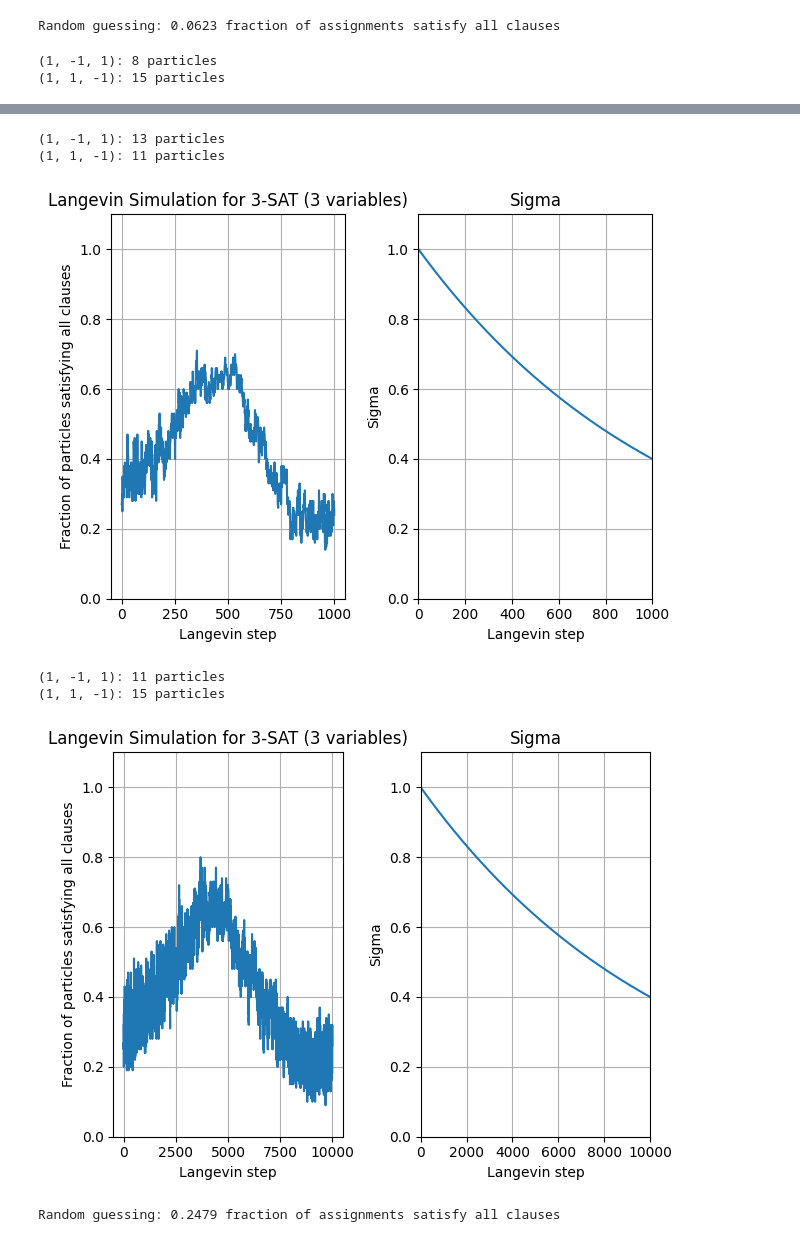
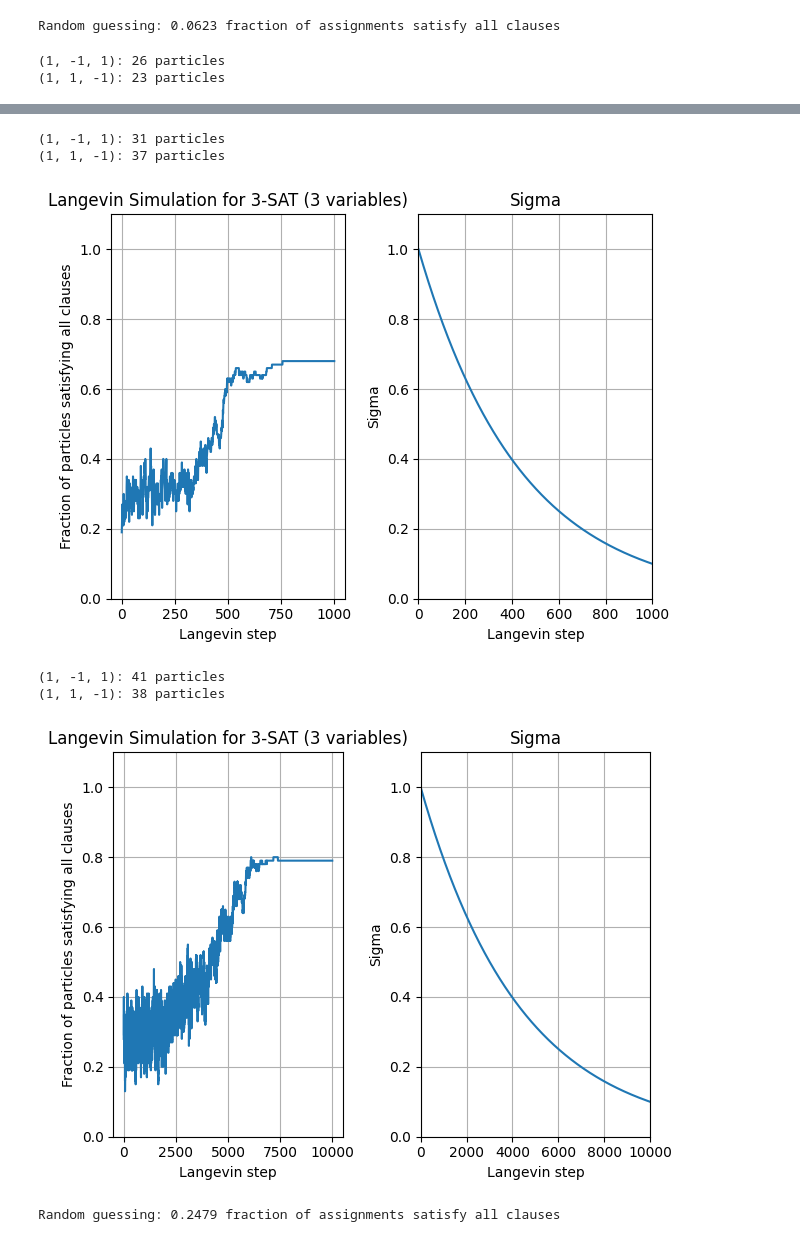
Before and after one commit to myfatemi04/constraint-guidance, a Jupyter notebook: notebooks/general_constrained_sampling.ipynb, the cells around one changed output, grey strips where cells are left out. Drawn from its saved outputs; the diff is of its cells as text; code cells hidden in the pictures.

```diff
--- a/notebooks/general_constrained_sampling.ipynb
+++ b/notebooks/general_constrained_sampling.ipynb
@@ -1426,10 +1426,11 @@ For stability reasons, I cap the maximum score magnitude to $100$. It looks like
 3. $x_1 \lor \lnot x_2 \lor x_4$
 4. $\lnot x_1 \lor x_2 \lor x_3$
 # %%
-def three_sat_score(x, clauses, sigma):
+def three_sat_score(x, clauses, sigma, divide_by_n_clauses=True):
     # x is (n_particles, n_variables)
     n_particles, n_variables = x.shape
     score = np.zeros_like(x)
+    n_clauses = np.zeros_like(x)
     log_likelihood = np.zeros(n_particles)
     for clause in clauses:
         # compute 'constraints'.
@@ -1449,9 +1450,10 @@ def three_sat_score(x, clauses, sigma):
             x[:, indices], ok_points, sigma
         )
         score[:, indices] += clause_score
+        n_clauses[:, indices] += 1
         log_likelihood += clause_log_likelihood
 
-    return score, log_likelihood
+    return score / ((n_clauses + 1e-8) if divide_by_n_clauses else 1), log_likelihood
 
 
 def run_and_eval(
@@ -1462,8 +1464,11 @@ def run_and_eval(
     max_sigma=10,
     min_sigma=0.01,
     schedule="exponential",
+    divide_by_n_clauses=True,
 ):
-    score_fn = lambda x, sigma: three_sat_score(x, clauses, sigma)[0]  # noqa: E731
+    score_fn = lambda x, sigma: three_sat_score(x, clauses, sigma, divide_by_n_clauses)[ # noqa: E731
+        0
+    ]
     sigma_values = (
         np.exp(np.linspace(np.log(max_sigma), np.log(min_sigma), steps))
         if schedule == "exponential"
@@ -1550,7 +1555,8 @@ for i in range(num_clauses):
     clause *= np.random.choice([-1, 1], size=3)
     clauses.append(tuple(clause))
 
-run_and_eval(num_variables, clauses, steps=4000, num_particles=1000)
+run_and_eval(num_variables, clauses, steps=3000, num_particles=100, max_sigma=0.6, min_sigma=0.20, divide_by_n_clauses=False)
+run_and_eval(num_variables, clauses, steps=3000, num_particles=100, max_sigma=0.6, min_sigma=0.20)
 
 # Compare to random guessing.
 num_trials = 10000
@@ -1733,7 +1739,7 @@ for i in range(num_clauses):
 
 for steps in [100, 1000, 10000]:
     # run_and_eval(num_variables, clauses, steps=steps, num_particles=100, min_sigma=0.01, max_sigma=1.0, schedule='linear')
-    run_and_eval(num_variables, clauses, steps=steps, num_particles=100, min_sigma=0.4, max_sigma=1.0, schedule='exponential')
+    run_and_eval(num_variables, clauses, steps=steps, num_particles=100, min_sigma=0.1, max_sigma=1.0, schedule='exponential')
 
 # Compare to random guessing.
 num_trials = 10000
@@ -1752,5 +1758,5 @@ for _ in range(num_trials):
 
 print(f"Random guessing: {ok_count / num_trials:.4f} fraction of assignments satisfy all clauses")
 # %% [output]
-(1, -1, 1): 8 particles
-(1, 1, -1): 15 particles
+(1, -1, 1): 26 particles
+(1, 1, -1): 23 particles
@@ -1758,9 +1764,9 @@ print(f"Random guessing: {ok_count / num_trials:.4f} fraction of assignments sat
-(1, -1, 1): 13 particles
-(1, 1, -1): 11 particles
+(1, -1, 1): 31 particles
+(1, 1, -1): 37 particles
-[figure, old version]
+[figure, new version]
-(1, -1, 1): 11 particles
-(1, 1, -1): 15 particles
+(1, -1, 1): 41 particles
+(1, 1, -1): 38 particles
-[figure, old version]
+[figure, new version]
 Random guessing: 0.2479 fraction of assignments satisfy all clauses
 # %%
 generator = np.random.default_rng(seed=42)
```
Also changed, not shown: parts of 5 cells of this notebook.
